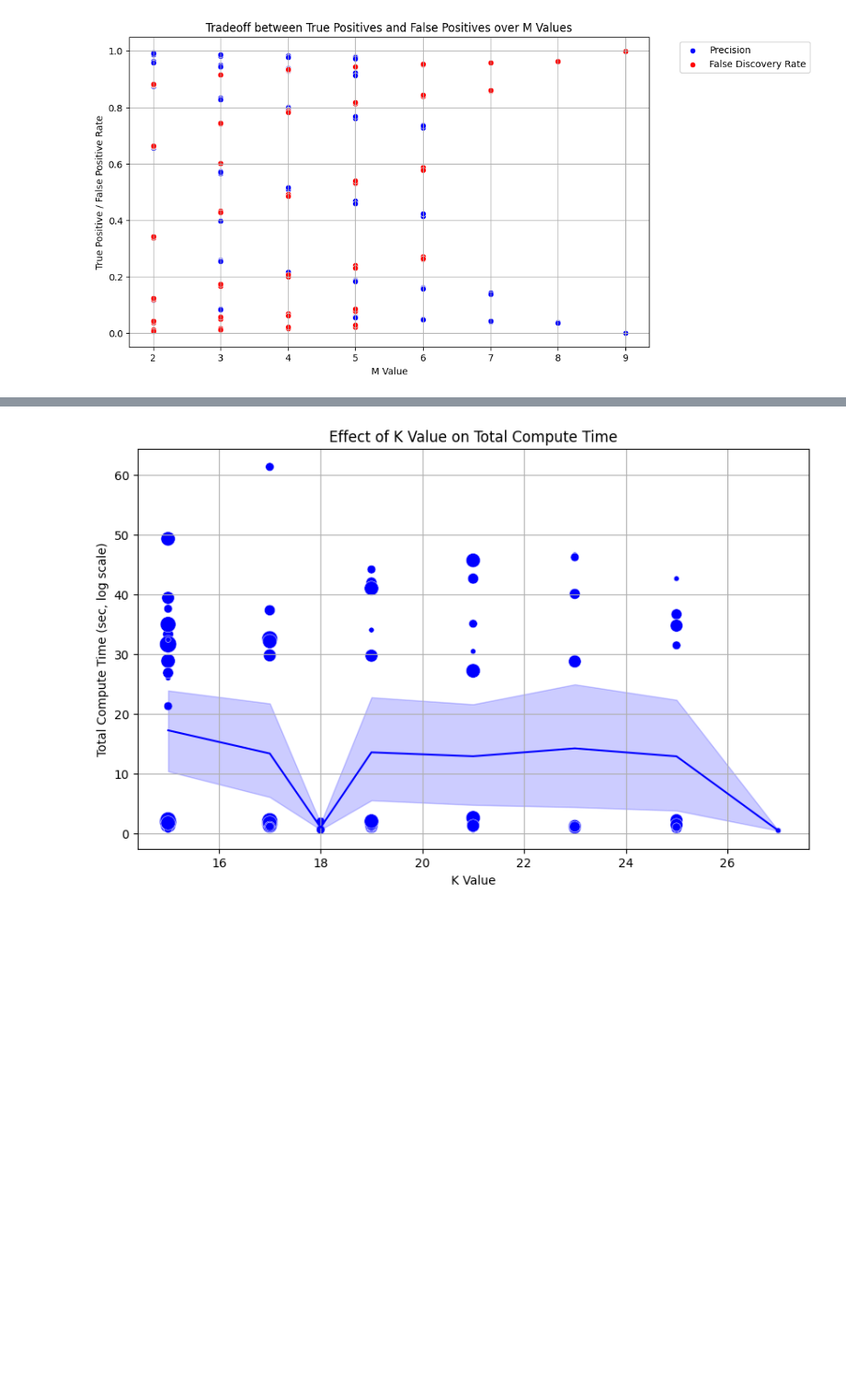
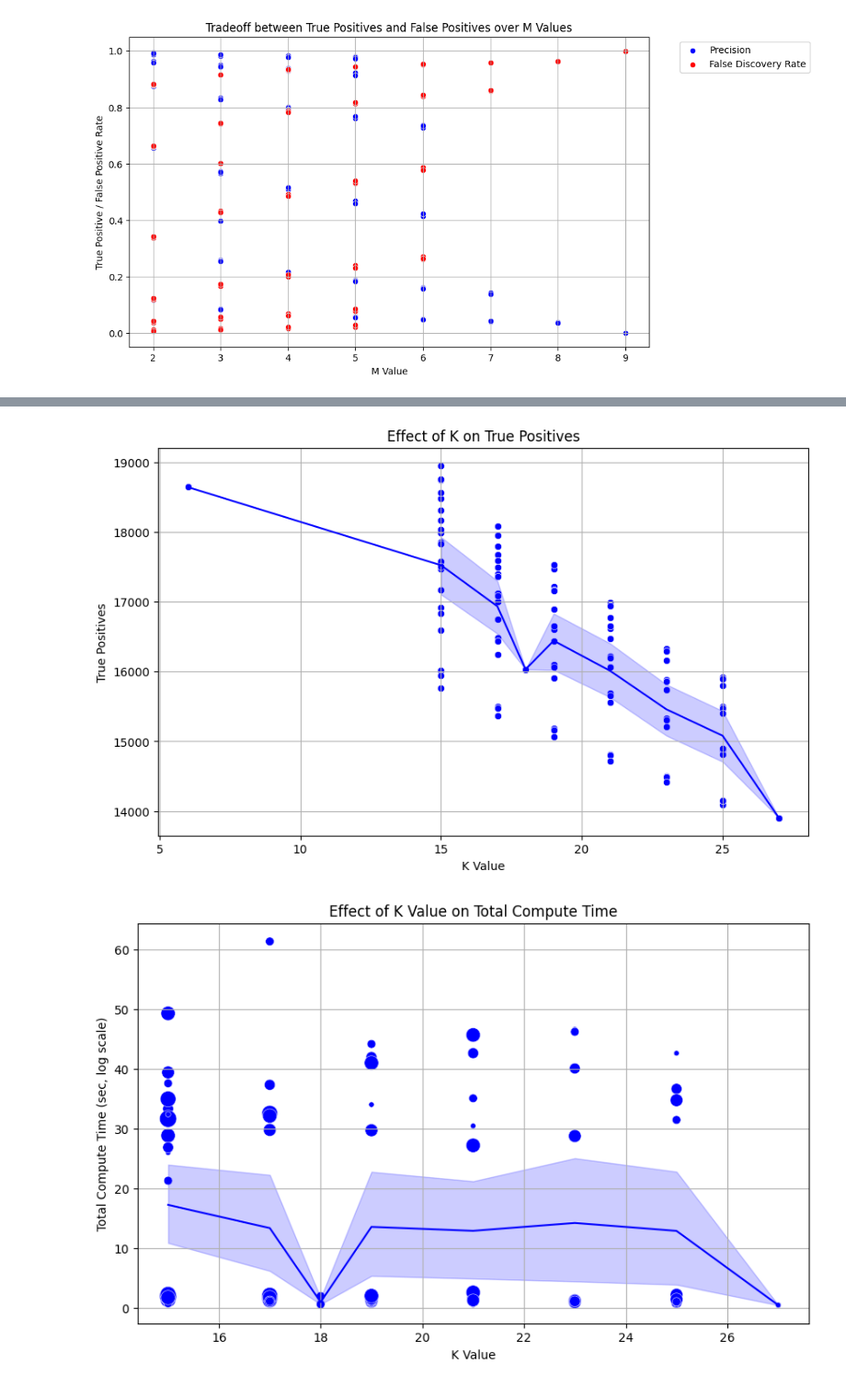
Before and after one commit to AimbotParce/MDS-IRRS-Lab6, a Jupyter notebook: notebooks/results-analysis.ipynb, the cells around one changed output, grey strips where cells are left out. Shown at 92% size. Saved outputs shown, nothing was run; the diff lists cells and outputs as text; code cells hidden in the pictures; blank space fills up the shorter version.

```diff
--- a/notebooks/results-analysis.ipynb
+++ b/notebooks/results-analysis.ipynb
@@ -49,3 +65,15 @@ plt.show()
+# %%
+plt.figure(figsize=(10, 6))
+sns.scatterplot(data=df, x="k", y="true_positives", color="blue")
+sns.lineplot(data=df, x="k", y="true_positives", color="blue")
+plt.title("Effect of K on True Positives")
+plt.xlabel("K Value")
+plt.ylabel("True Positives")
+plt.grid(True)
+plt.savefig("../images/true-positives-k.png", bbox_inches="tight")
+plt.show()
+# %% [output]
+[figure, added]
 # %%
 import matplotlib.pyplot as plt
 import seaborn as sns
```
Also changed, not shown: parts of 3 cells of this notebook, 5 other files.
